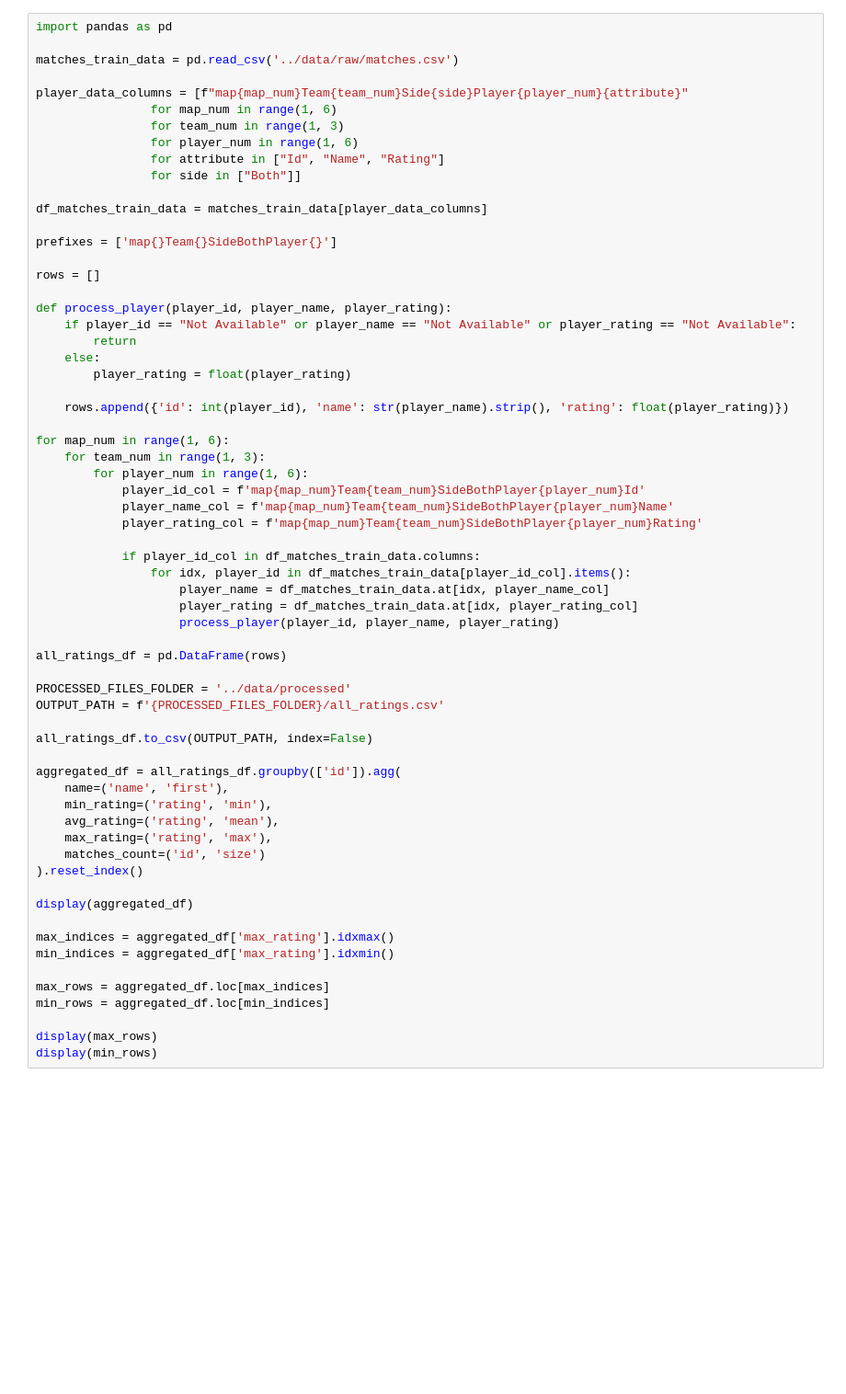
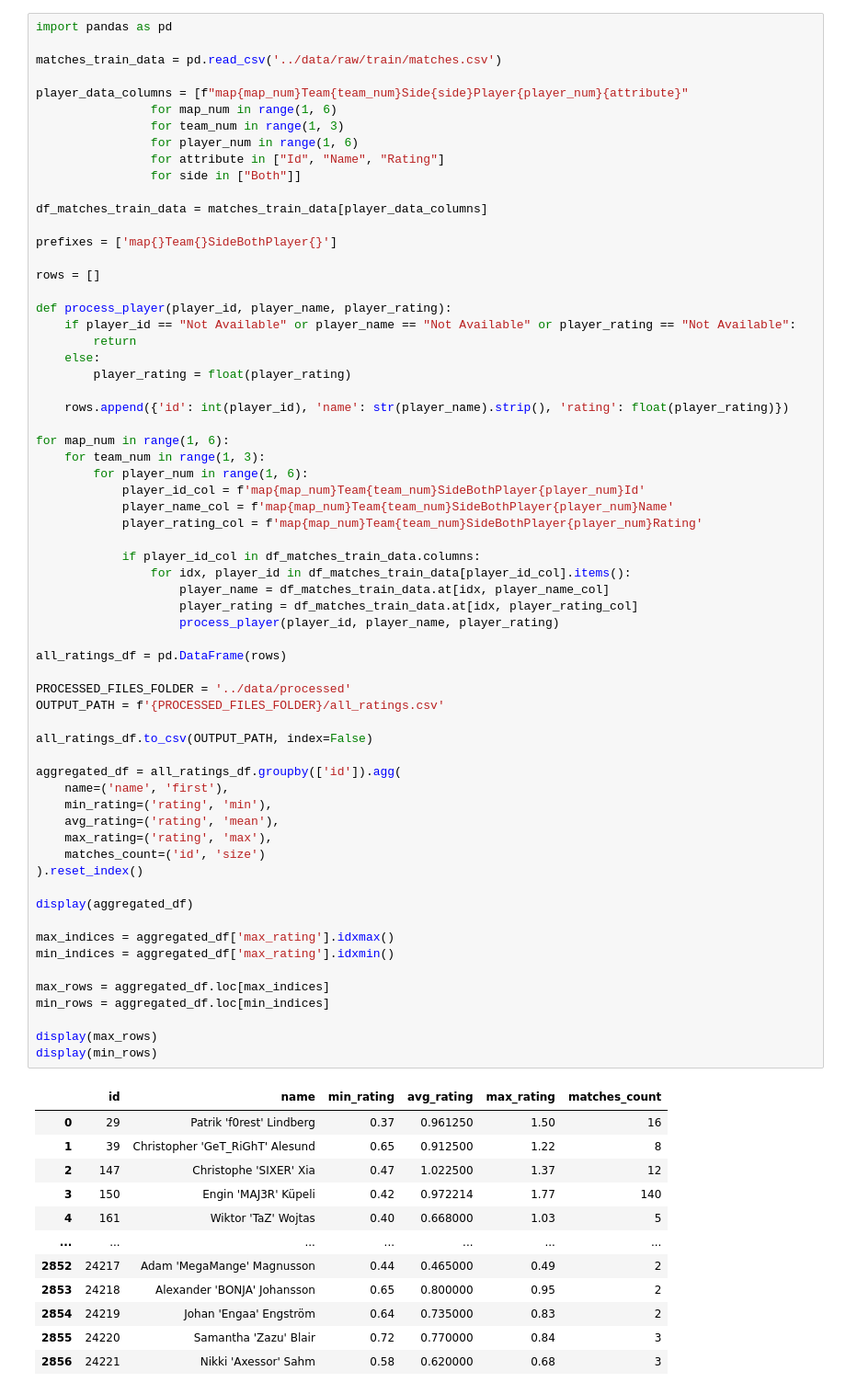
Before and after one commit to josecatalani/csgo-machine-learning-match-forecast, a Jupyter notebook: notebooks/best-players-per-rating.ipynb, the cells around one changed output. Shown: that part at 92% size. Drawn from its saved outputs; the diff is of its cells as text; blank space fills up the shorter version.

```diff
--- a/notebooks/best-players-per-rating.ipynb
+++ b/notebooks/best-players-per-rating.ipynb
@@ -1,7 +1,7 @@
 # %%
 import pandas as pd
 
-matches_train_data = pd.read_csv('../data/raw/matches.csv')
+matches_train_data = pd.read_csv('../data/raw/train/matches.csv')
 
 player_data_columns = [f"map{map_num}Team{team_num}Side{side}Player{player_num}{attribute}"
                 for map_num in range(1, 6)
@@ -35,30 +35,43 @@ for map_num in range(1, 6):
                 for idx, player_id in df_matches_train_data[player_id_col].items():
                     player_name = df_matches_train_data.at[idx, player_name_col]
                     player_rating = df_matches_train_data.at[idx, player_rating_col]
                     process_player(player_id, player_name, player_rating)
 
 all_ratings_df = pd.DataFrame(rows)
 
 PROCESSED_FILES_FOLDER = '../data/processed'
 OUTPUT_PATH = f'{PROCESSED_FILES_FOLDER}/all_ratings.csv'
 
 all_ratings_df.to_csv(OUTPUT_PATH, index=False)
 
 aggregated_df = all_ratings_df.groupby(['id']).agg(
     name=('name', 'first'),
     min_rating=('rating', 'min'),
     avg_rating=('rating', 'mean'),
     max_rating=('rating', 'max'),
     matches_count=('id', 'size')
 ).reset_index()
 
 display(aggregated_df)
 
 max_indices = aggregated_df['max_rating'].idxmax()
 min_indices = aggregated_df['max_rating'].idxmin()
 
 max_rows = aggregated_df.loc[max_indices]
 min_rows = aggregated_df.loc[min_indices]
 
 display(max_rows)
 display(min_rows)
+# %% [output]
+|  | id | name | min_rating | avg_rating | max_rating | matches_count |
+| 0 | 29 | Patrik 'f0rest' Lindberg | 0.37 | 0.961250 | 1.50 | 16 |
+| 1 | 39 | Christopher 'GeT_RiGhT' Alesund | 0.65 | 0.912500 | 1.22 | 8 |
+| 2 | 147 | Christophe 'SIXER' Xia | 0.47 | 1.022500 | 1.37 | 12 |
+| 3 | 150 | Engin 'MAJ3R' Küpeli | 0.42 | 0.972214 | 1.77 | 140 |
+| 4 | 161 | Wiktor 'TaZ' Wojtas | 0.40 | 0.668000 | 1.03 | 5 |
+| ... | ... | ... | ... | ... | ... | ... |
+| 2852 | 24217 | Adam 'MegaMange' Magnusson | 0.44 | 0.465000 | 0.49 | 2 |
+| 2853 | 24218 | Alexander 'BONJA' Johansson | 0.65 | 0.800000 | 0.95 | 2 |
+| 2854 | 24219 | Johan 'Engaa' Engström | 0.64 | 0.735000 | 0.83 | 2 |
+| 2855 | 24220 | Samantha 'Zazu' Blair | 0.72 | 0.770000 | 0.84 | 3 |
+| 2856 | 24221 | Nikki 'Axessor' Sahm | 0.58 | 0.620000 | 0.68 | 3 |
```
Also changed, not shown: parts of 4 cells of this notebook, 25 other files.
